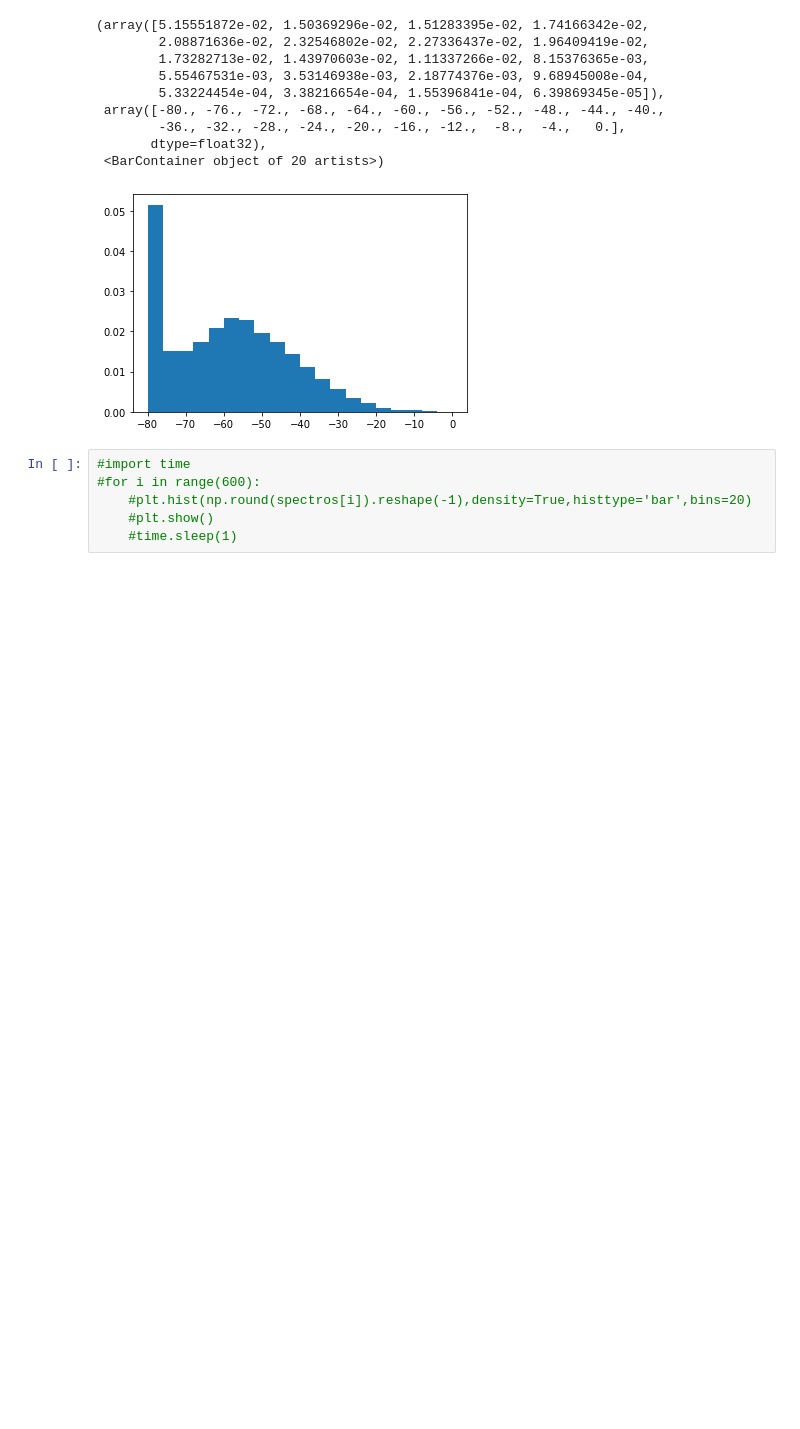
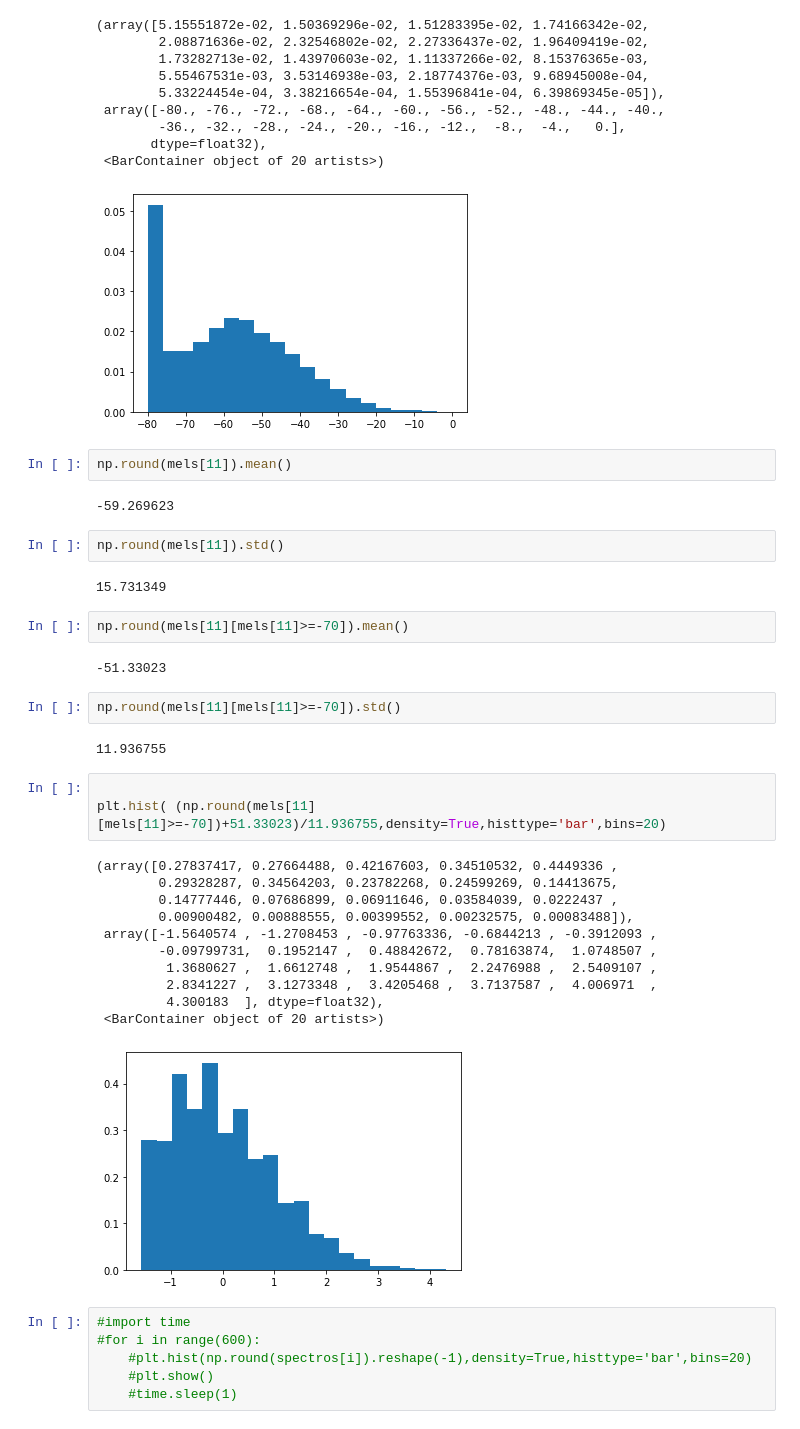
Before and after one commit to bub3690/voice_pathology_ai, a Jupyter notebook: distribution.ipynb, the cells around one changed output. Saved outputs shown, nothing was run; the diff lists cells and outputs as text; blank space fills up the shorter version.

```diff
--- a/distribution.ipynb
+++ b/distribution.ipynb
@@ -283,6 +269,37 @@ plt.hist(np.round(mels[11]).reshape(-1),density=True,histtype='bar',bins=20)
        dtype=float32),
  <BarContainer object of 20 artists>)
 [figure]
+# %%
+np.round(mels[11]).mean()
+# %% [output]
+-59.269623
+# %%
+np.round(mels[11]).std()
+# %% [output]
+15.731349
+# %%
+np.round(mels[11][mels[11]>=-70]).mean()
+# %% [output]
+-51.33023
+# %%
+np.round(mels[11][mels[11]>=-70]).std()
+# %% [output]
+11.936755
+# %%
+
+plt.hist( (np.round(mels[11][mels[11]>=-70])+51.33023)/11.936755,density=True,histtype='bar',bins=20)
+# %% [output]
+(array([0.27837417, 0.27664488, 0.42167603, 0.34510532, 0.4449336 ,
+        0.29328287, 0.34564203, 0.23782268, 0.24599269, 0.14413675,
+        0.14777446, 0.07686899, 0.06911646, 0.03584039, 0.0222437 ,
+        0.00900482, 0.00888555, 0.00399552, 0.00232575, 0.00083488]),
+ array([-1.5640574 , -1.2708453 , -0.97763336, -0.6844213 , -0.3912093 ,
+        -0.09799731,  0.1952147 ,  0.48842672,  0.78163874,  1.0748507 ,
+         1.3680627 ,  1.6612748 ,  1.9544867 ,  2.2476988 ,  2.5409107 ,
+         2.8341227 ,  3.1273348 ,  3.4205468 ,  3.7137587 ,  4.006971  ,
+         4.300183  ], dtype=float32),
+ <BarContainer object of 20 artists>)
+[figure, added]
 # %%
 #import time
 #for i in range(600):
```
Also changed, not shown: parts of 7 cells of this notebook.
